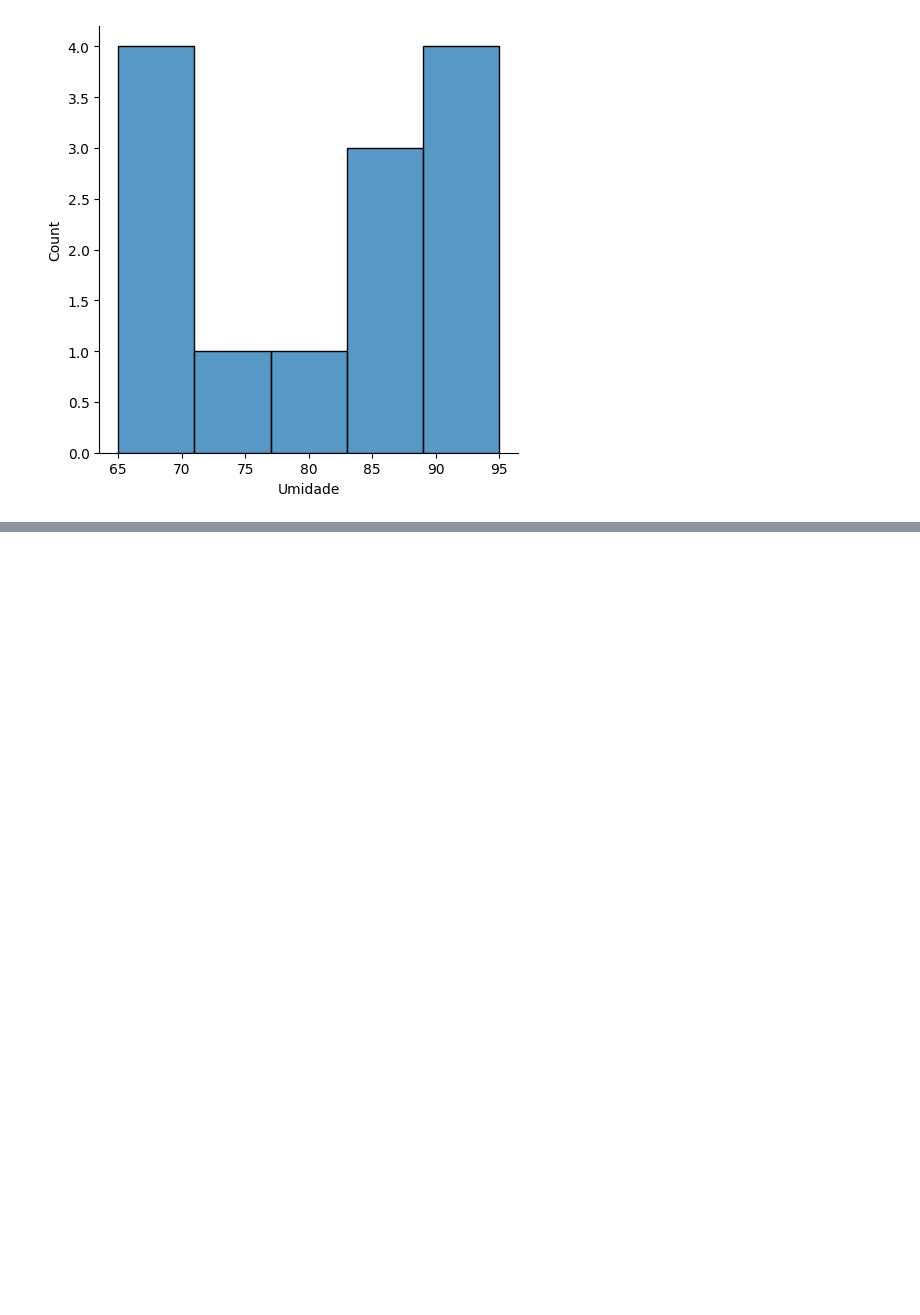
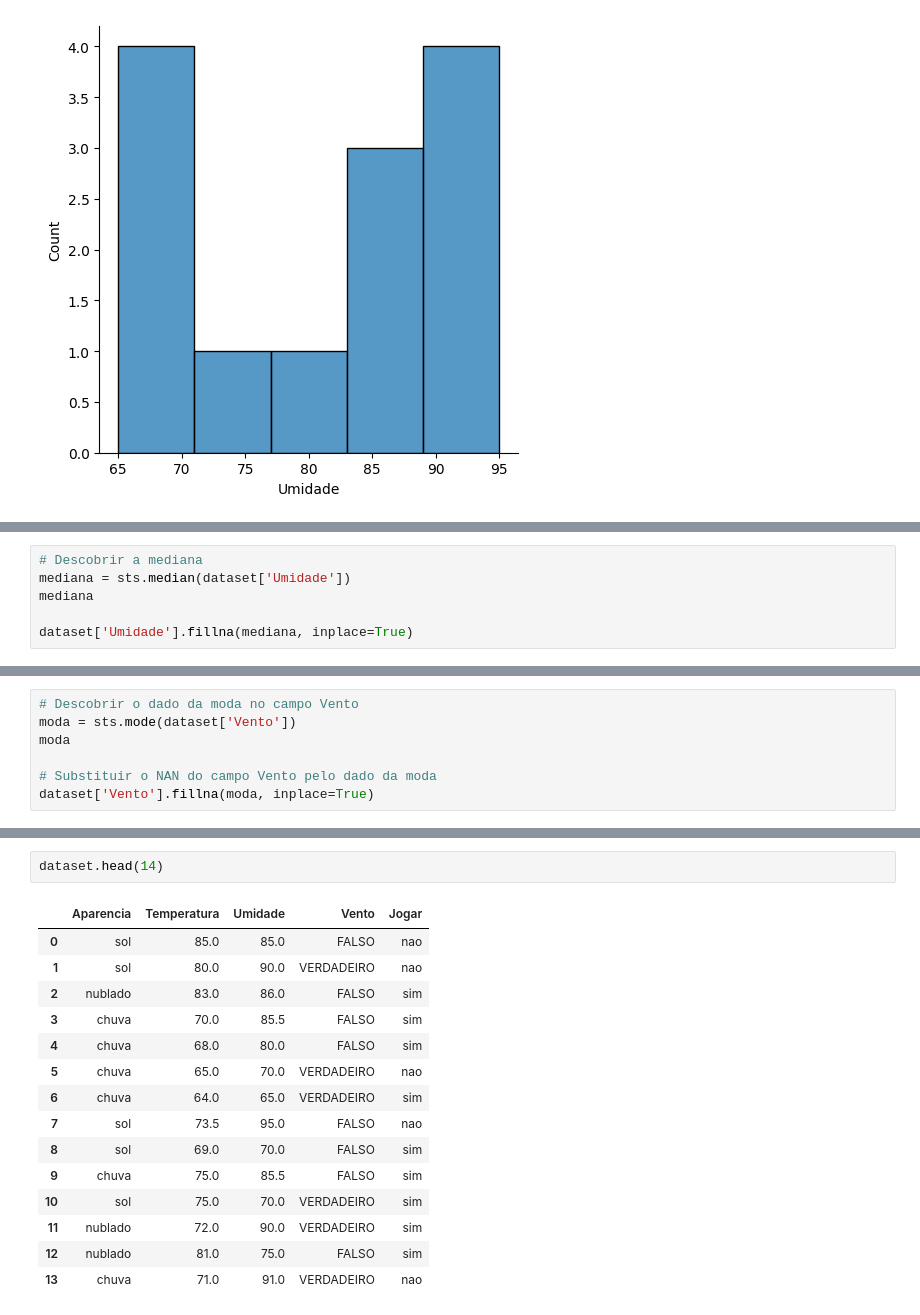
Before and after one commit to DiegoRCarvalho/python-exercicios-01-limpar-dados, a Jupyter notebook: limpar.ipynb, the cells around one changed output, grey strips where cells are left out. Drawn from its saved outputs; the diff is of its cells as text; blank space fills up the shorter version.

```diff
--- a/limpar.ipynb
+++ b/limpar.ipynb
@@ -247,0 +260,6 @@ srn.displot(dataset['Umidade']).set_titles('Umidade')
+# %%
+# Descobrir a mediana
+mediana = sts.median(dataset['Umidade'])
+mediana
+
+dataset['Umidade'].fillna(mediana, inplace=True)
@@ -247,0 +273,7 @@ srn.displot(dataset['Umidade']).set_titles('Umidade')
+# %%
+# Descobrir o dado da moda no campo Vento
+moda = sts.mode(dataset['Vento'])
+moda
+
+# Substituir o NAN do campo Vento pelo dado da moda
+dataset['Vento'].fillna(moda, inplace=True)
@@ -247,0 +301,18 @@ srn.displot(dataset['Umidade']).set_titles('Umidade')
+# %%
+dataset.head(14)
+# %% [output]
+|  | Aparencia | Temperatura | Umidade | Vento | Jogar |
+| 0 | sol | 85.0 | 85.0 | FALSO | nao |
+| 1 | sol | 80.0 | 90.0 | VERDADEIRO | nao |
+| 2 | nublado | 83.0 | 86.0 | FALSO | sim |
+| 3 | chuva | 70.0 | 85.5 | FALSO | sim |
+| 4 | chuva | 68.0 | 80.0 | FALSO | sim |
+| 5 | chuva | 65.0 | 70.0 | VERDADEIRO | nao |
+| 6 | chuva | 64.0 | 65.0 | VERDADEIRO | sim |
+| 7 | sol | 73.5 | 95.0 | FALSO | nao |
+| 8 | sol | 69.0 | 70.0 | FALSO | sim |
+| 9 | chuva | 75.0 | 85.5 | FALSO | sim |
+| 10 | sol | 75.0 | 70.0 | VERDADEIRO | sim |
+| 11 | nublado | 72.0 | 90.0 | VERDADEIRO | sim |
+| 12 | nublado | 81.0 | 75.0 | FALSO | sim |
+| 13 | chuva | 71.0 | 91.0 | VERDADEIRO | nao |
```
Also changed, not shown: parts of 5 cells of this notebook.
